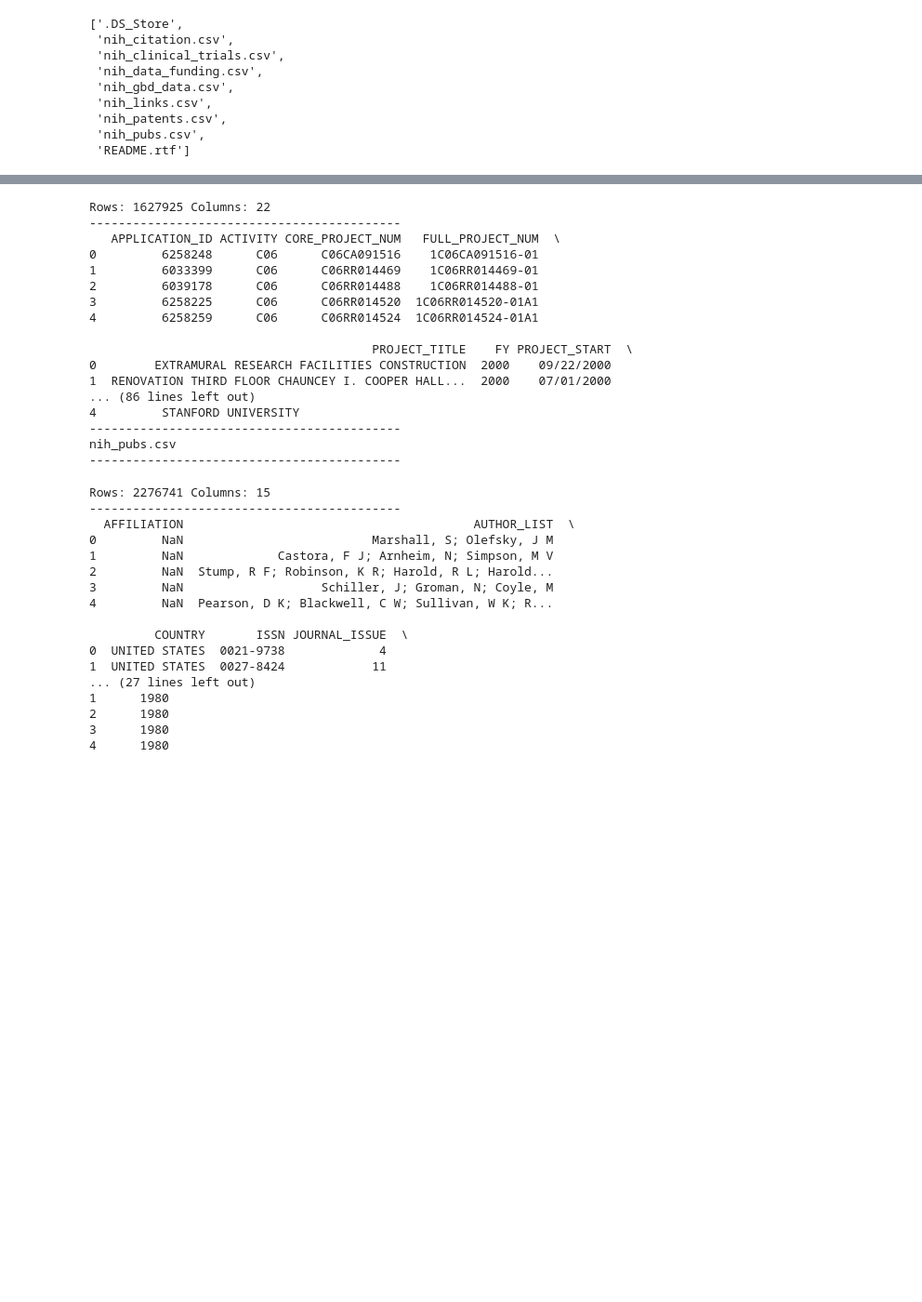
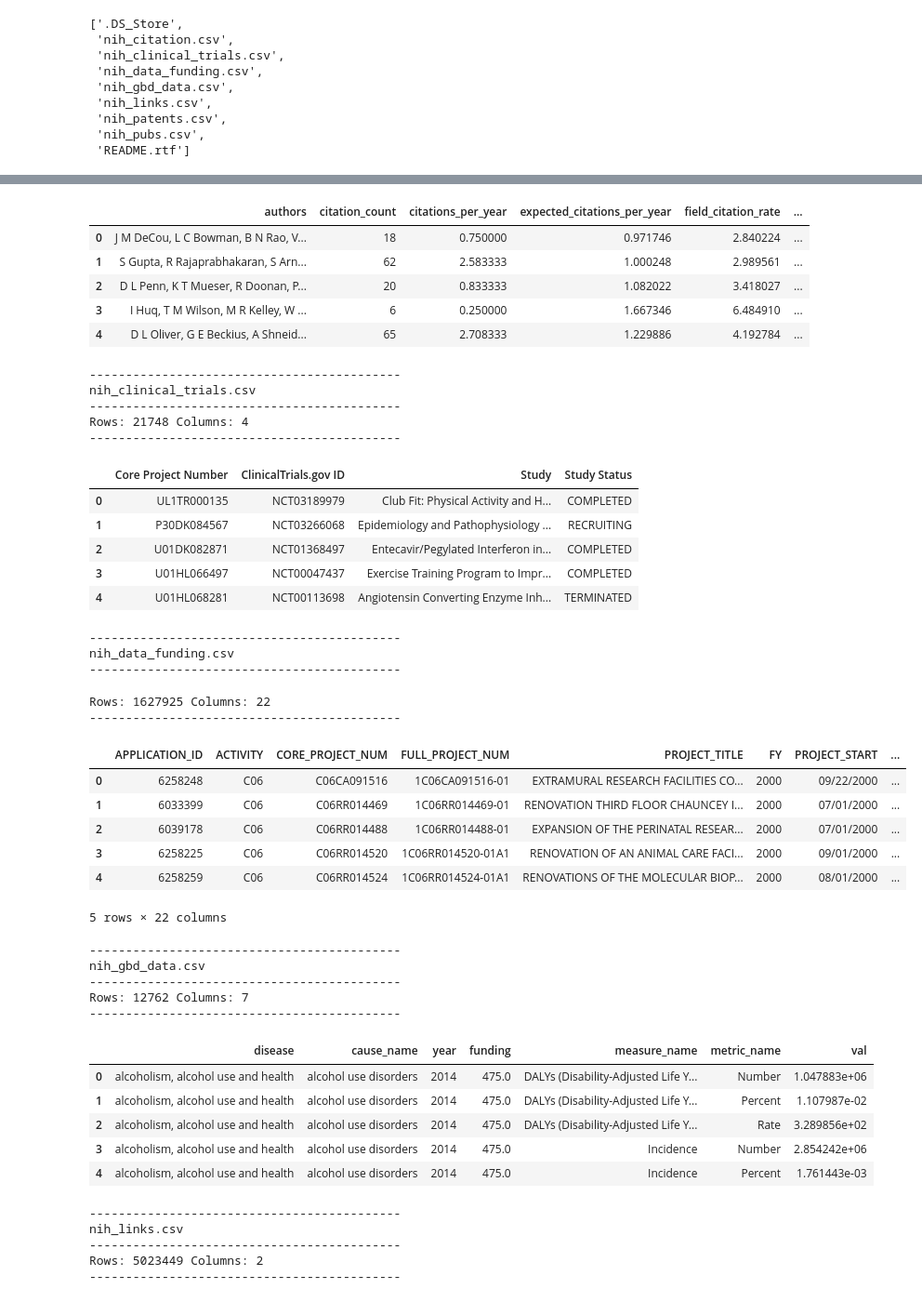
Before and after one commit to ieshaw/NIH_Portfolio, a Jupyter notebook: Code/data_explore.ipynb, the cells around one changed output, grey strips where cells are left out. Shown at 93% size. Saved outputs shown, nothing was run; the diff lists cells and outputs as text; code cells hidden in the pictures; blank space fills up the shorter version.

```diff
--- a/Code/data_explore.ipynb
+++ b/Code/data_explore.ipynb
@@ -28,14 +29,14 @@ for file in os.listdir(data_path):
                 r, c = df.shape
                 print('Rows: {} Columns: {}'.format(r,c))
                 print('-------------------------------------------')
-                print(df.head())
+                display(df.head())
             except:
                 try:
                     df = pd.read_csv(data_path + file, encoding = "ISO-8859-1")
                     r, c = df.shape
                     print('Rows: {} Columns: {}'.format(r,c))
                     print('-------------------------------------------')
-                    print(df.head())
+                    display(df.head())
                 except:
                     print('Error reading file')
 # %% [output]
@@ -59,34 +48,45 @@ nih_data_funding.csv
+|  | authors | citation_count | citations_per_year | expected_citations_per_year | field_citation_rate | ... |
+| 0 | J M DeCou, L C Bowman, B N Rao, V... | 18 | 0.750000 | 0.971746 | 2.840224 | ... |
+| 1 | S Gupta, R Rajaprabhakaran, S Arn... | 62 | 2.583333 | 1.000248 | 2.989561 | ... |
+| 2 | D L Penn, K T Mueser, R Doonan, P... | 20 | 0.833333 | 1.082022 | 3.418027 | ... |
+| 3 | I Huq, T M Wilson, M R Kelley, W ... | 6 | 0.250000 | 1.667346 | 6.484910 | ... |
+| 4 | D L Oliver, G E Beckius, A Shneid... | 65 | 2.708333 | 1.229886 | 4.192784 | ... |
-Rows: 1627925 Columns: 22
 -------------------------------------------
-   APPLICATION_ID ACTIVITY CORE_PROJECT_NUM   FULL_PROJECT_NUM  \
-0         6258248      C06      C06CA091516    1C06CA091516-01
-1         6033399      C06      C06RR014469    1C06RR014469-01
-2         6039178      C06      C06RR014488    1C06RR014488-01
-3         6258225      C06      C06RR014520  1C06RR014520-01A1
-4         6258259      C06      C06RR014524  1C06RR014524-01A1
-
-                                       PROJECT_TITLE    FY PROJECT_START  \
-0        EXTRAMURAL RESEARCH FACILITIES CONSTRUCTION  2000    09/22/2000
-1  RENOVATION THIRD FLOOR CHAUNCEY I. COOPER HALL...  2000    07/01/2000
-... (86 lines left out)
-4         STANFORD UNIVERSITY
+nih_clinical_trials.csv
 -------------------------------------------
-nih_pubs.csv
+Rows: 21748 Columns: 4
 -------------------------------------------
+|  | Core Project Number | ClinicalTrials.gov ID | Study | Study Status |
+| 0 | UL1TR000135 | NCT03189979 | Club Fit: Physical Activity and H... | COMPLETED |
+| 1 | P30DK084567 | NCT03266068 | Epidemiology and Pathophysiology ... | RECRUITING |
+| 2 | U01DK082871 | NCT01368497 | Entecavir/Pegylated Interferon in... | COMPLETED |
+| 3 | U01HL066497 | NCT00047437 | Exercise Training Program to Impr... | COMPLETED |
+| 4 | U01HL068281 | NCT00113698 | Angiotensin Converting Enzyme Inh... | TERMINATED |
-Rows: 2276741 Columns: 15
 -------------------------------------------
-  AFFILIATION                                        AUTHOR_LIST  \
-0         NaN                          Marshall, S; Olefsky, J M
-1         NaN             Castora, F J; Arnheim, N; Simpson, M V
-2         NaN  Stump, R F; Robinson, K R; Harold, R L; Harold...
-3         NaN                   Schiller, J; Groman, N; Coyle, M
-4         NaN  Pearson, D K; Blackwell, C W; Sullivan, W K; R...
-
-         COUNTRY       ISSN JOURNAL_ISSUE  \
-0  UNITED STATES  0021-9738             4
-1  UNITED STATES  0027-8424            11
-... (27 lines left out)
-1      1980
-2      1980
-3      1980
-4      1980
+nih_data_funding.csv
+-------------------------------------------
+Rows: 1627925 Columns: 22
+-------------------------------------------
+|  | APPLICATION_ID | ACTIVITY | CORE_PROJECT_NUM | FULL_PROJECT_NUM | PROJECT_TITLE | FY | PROJECT_START | ... |
+| 0 | 6258248 | C06 | C06CA091516 | 1C06CA091516-01 | EXTRAMURAL RESEARCH FACILITIES CO... | 2000 | 09/22/2000 | ... |
+| 1 | 6033399 | C06 | C06RR014469 | 1C06RR014469-01 | RENOVATION THIRD FLOOR CHAUNCEY I... | 2000 | 07/01/2000 | ... |
+| 2 | 6039178 | C06 | C06RR014488 | 1C06RR014488-01 | EXPANSION OF THE PERINATAL RESEAR... | 2000 | 07/01/2000 | ... |
+| 3 | 6258225 | C06 | C06RR014520 | 1C06RR014520-01A1 | RENOVATION OF AN ANIMAL CARE FACI... | 2000 | 09/01/2000 | ... |
+| 4 | 6258259 | C06 | C06RR014524 | 1C06RR014524-01A1 | RENOVATIONS OF THE MOLECULAR BIOP... | 2000 | 08/01/2000 | ... |
+5 rows × 22 columns
+-------------------------------------------
+nih_gbd_data.csv
+-------------------------------------------
+Rows: 12762 Columns: 7
+-------------------------------------------
+|  | disease | cause_name | year | funding | measure_name | metric_name | val |
+| 0 | alcoholism, alcohol use and health | alcohol use disorders | 2014 | 475.0 | DALYs (Disability-Adjusted Life Y... | Number | 1.047883e+06 |
+| 1 | alcoholism, alcohol use and health | alcohol use disorders | 2014 | 475.0 | DALYs (Disability-Adjusted Life Y... | Percent | 1.107987e-02 |
+| 2 | alcoholism, alcohol use and health | alcohol use disorders | 2014 | 475.0 | DALYs (Disability-Adjusted Life Y... | Rate | 3.289856e+02 |
+| 3 | alcoholism, alcohol use and health | alcohol use disorders | 2014 | 475.0 | Incidence | Number | 2.854242e+06 |
+| 4 | alcoholism, alcohol use and health | alcohol use disorders | 2014 | 475.0 | Incidence | Percent | 1.761443e-03 |
+-------------------------------------------
+nih_links.csv
+-------------------------------------------
+Rows: 5023449 Columns: 2
+-------------------------------------------
```
Also changed, not shown: parts of 9 cells of this notebook, 1 other file.
